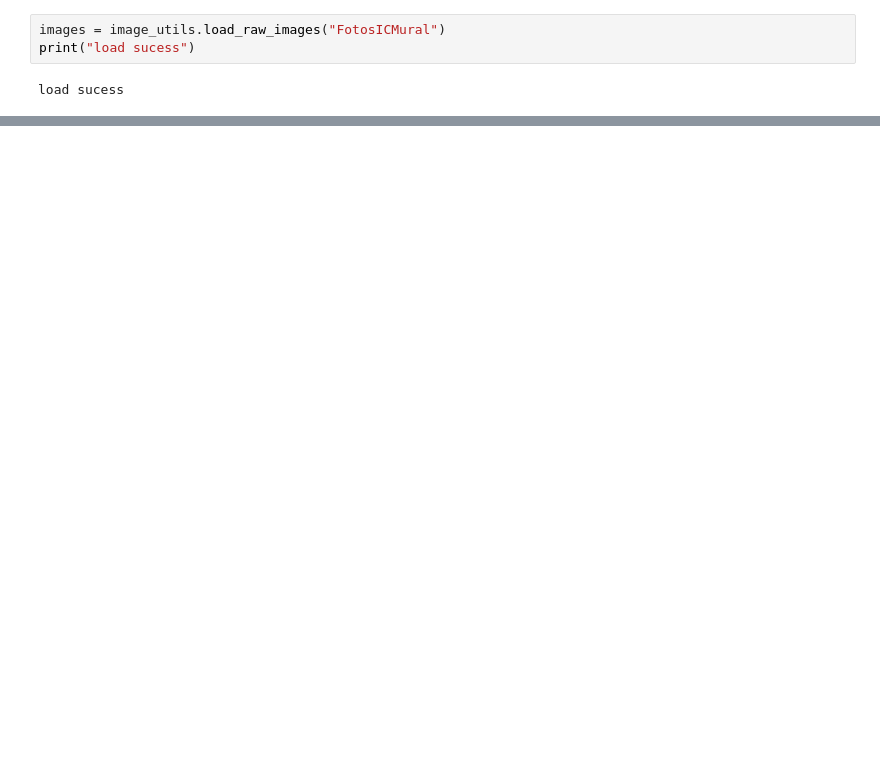
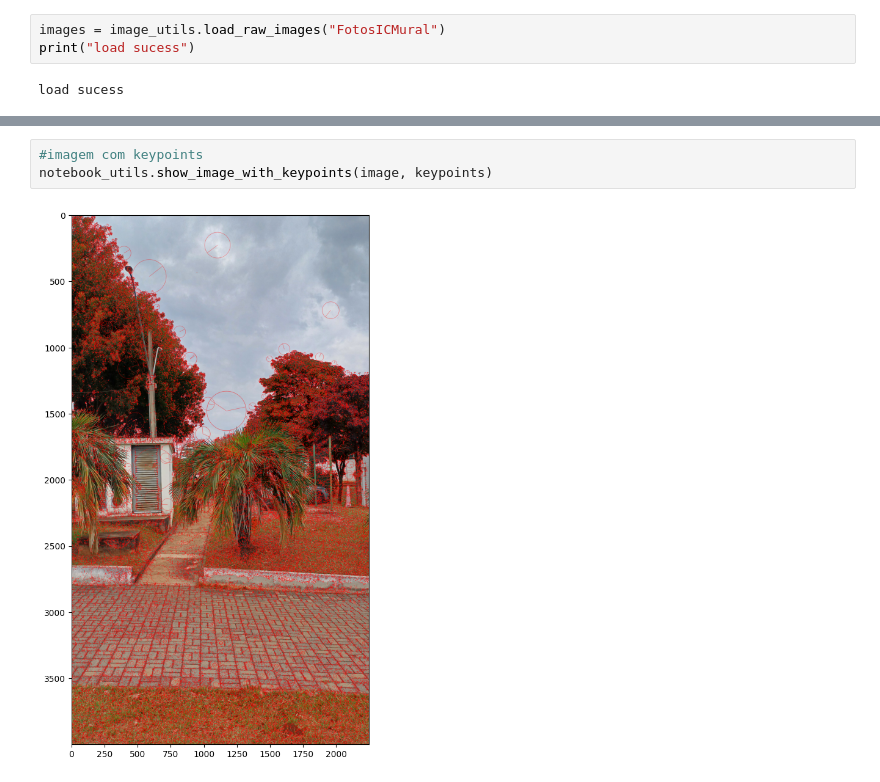
Before and after one commit to JevsJevs/MC949-Visao-Computacional, a Jupyter notebook: notebooks/S2-1.0-esm-feature-extraction.ipynb, the cells around one changed output, grey strips where cells are left out. Drawn from its saved outputs; the diff is of its cells as text; blank space fills up the shorter version.

```diff
--- a/notebooks/S2-1.0-esm-feature-extraction.ipynb
+++ b/notebooks/S2-1.0-esm-feature-extraction.ipynb
@@ -12,0 +31,5 @@ notebook_utils.show_image(images["1"])
+# %%
+#imagem com keypoints
+notebook_utils.show_image_with_keypoints(image, keypoints)
+# %% [output]
+[figure, added]
```
Also changed, not shown: parts of 7 cells of this notebook, 4 other files.
